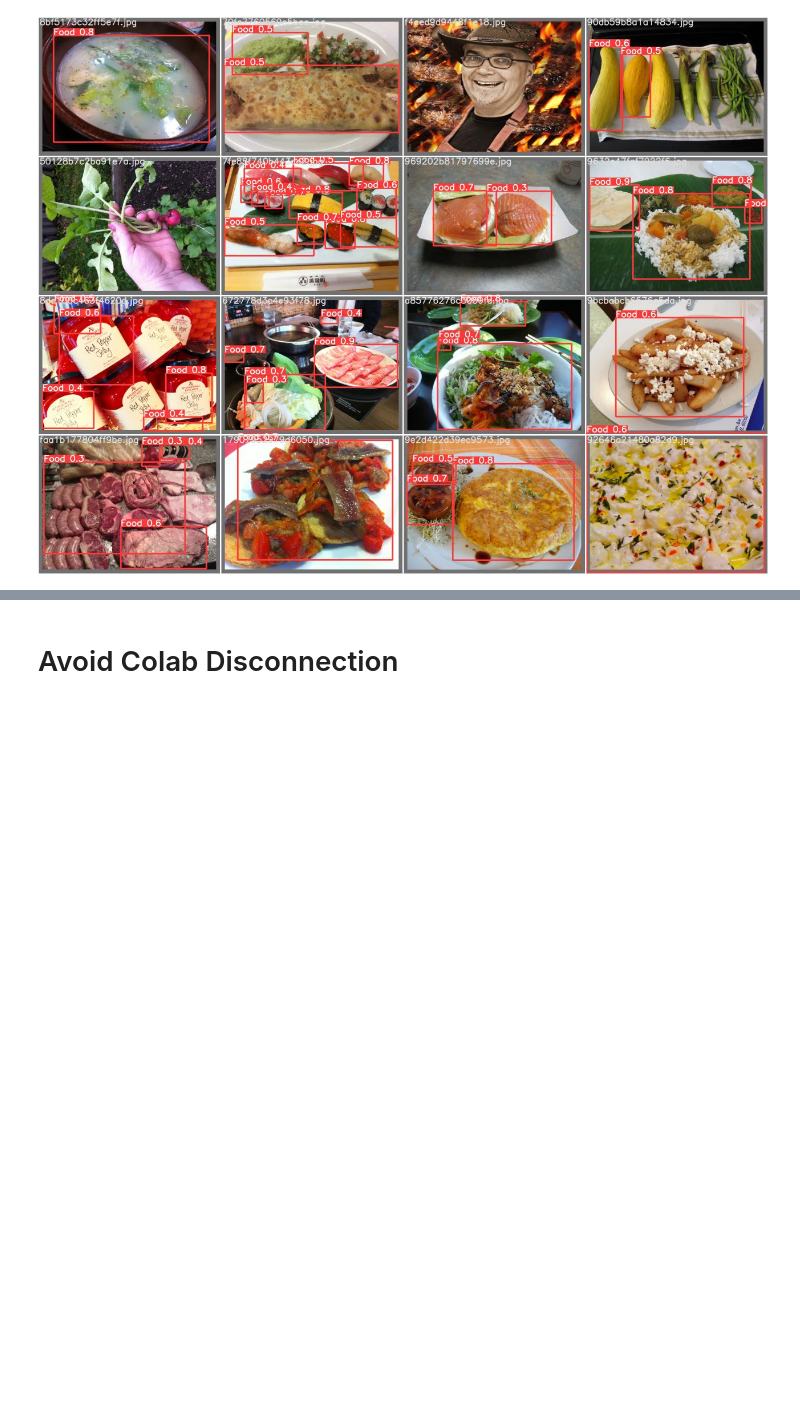
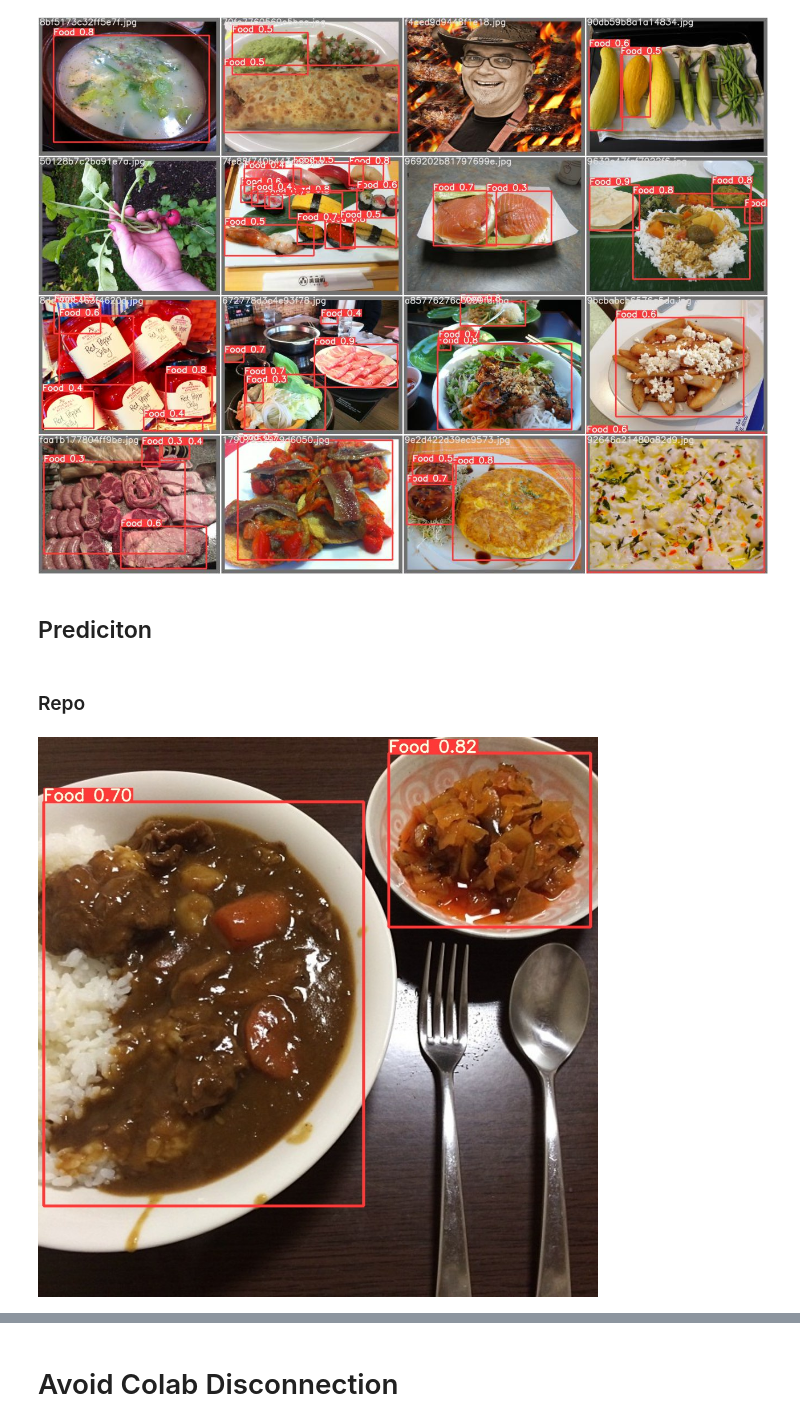
Before and after one commit to AlvinChiew/DeepLearning, a Jupyter notebook: YOLOv5_PyTorch_ObjectDetection.ipynb, the cells around one changed output, grey strips where cells are left out. Cells and saved outputs as stored; diff of their text form; code cells hidden in the pictures; blank space fills up the shorter version.

```diff
--- a/YOLOv5_PyTorch_ObjectDetection.ipynb
+++ b/YOLOv5_PyTorch_ObjectDetection.ipynb
@@ -153,3 +205,20 @@ Image(filename='/content/gdrive/MyDrive/Backup/YOLOv5/Food/exp/test_batch_pred.j
 # %% [output]
 PREDICTION:
 [figure]
+# %% [markdown]
+## Prediciton
+# %%
+# img = os.path.basename(random.choice(glob('data/food/test/*.jpg')))
+img = '5bc21601ccdc7544.jpg'
+Image('./data/food/test/' + img)
+
+!rm -rf runs/detect/img/
+!mkdir -p runs/detect/img
+!cp /content/yolov5/data/food/test/$img runs/detect/img/
+# %% [markdown]
+### Repo
+# %%
+!python detect.py --weights /content/gdrive/MyDrive/Backup/YOLOv5/Food/exp/weights/best.pt --img 640 --conf 0.25 --source runs/detect/img/ --name exp --exist-ok
+Image('runs/detect/exp/' + img, width=600)
+# %% [output]
+[figure, added]
```
Also changed, not shown: parts of 24 cells of this notebook.
